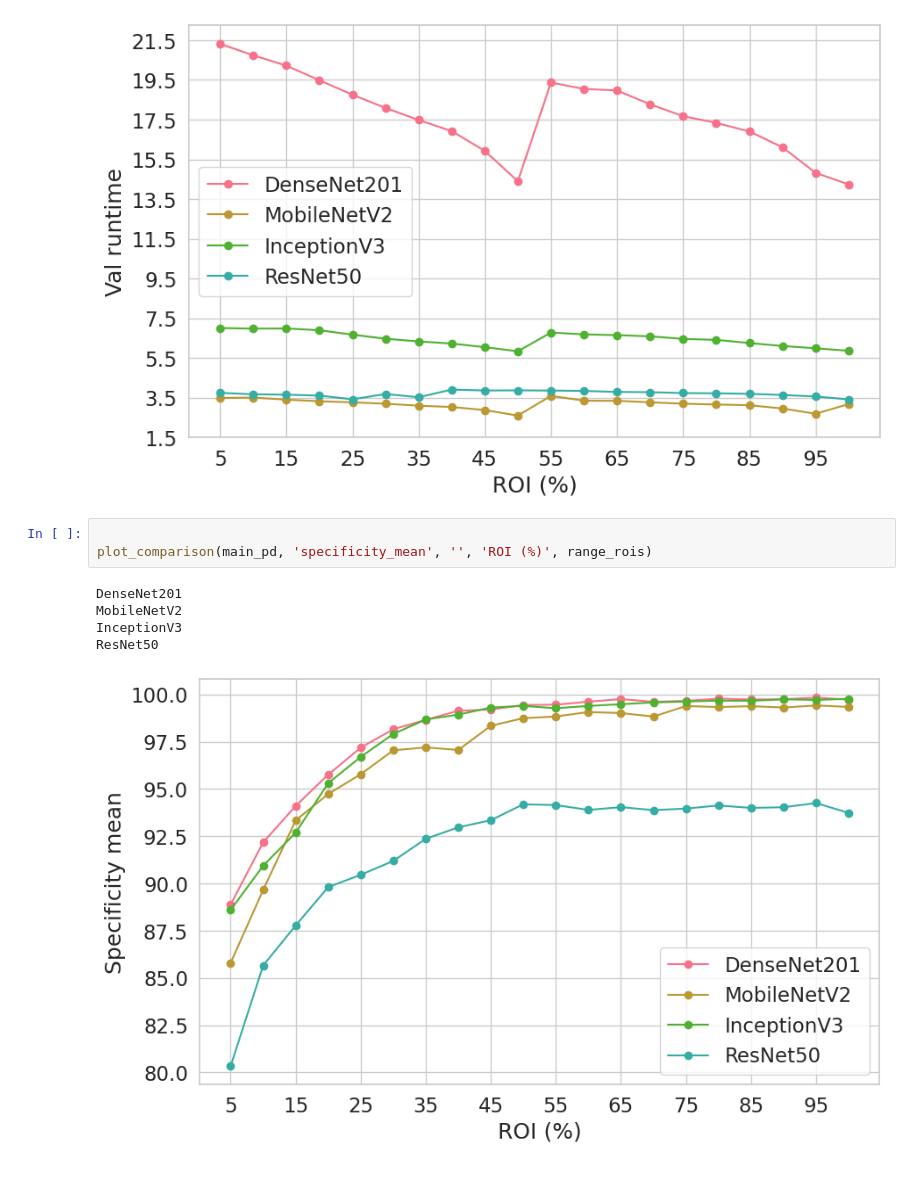
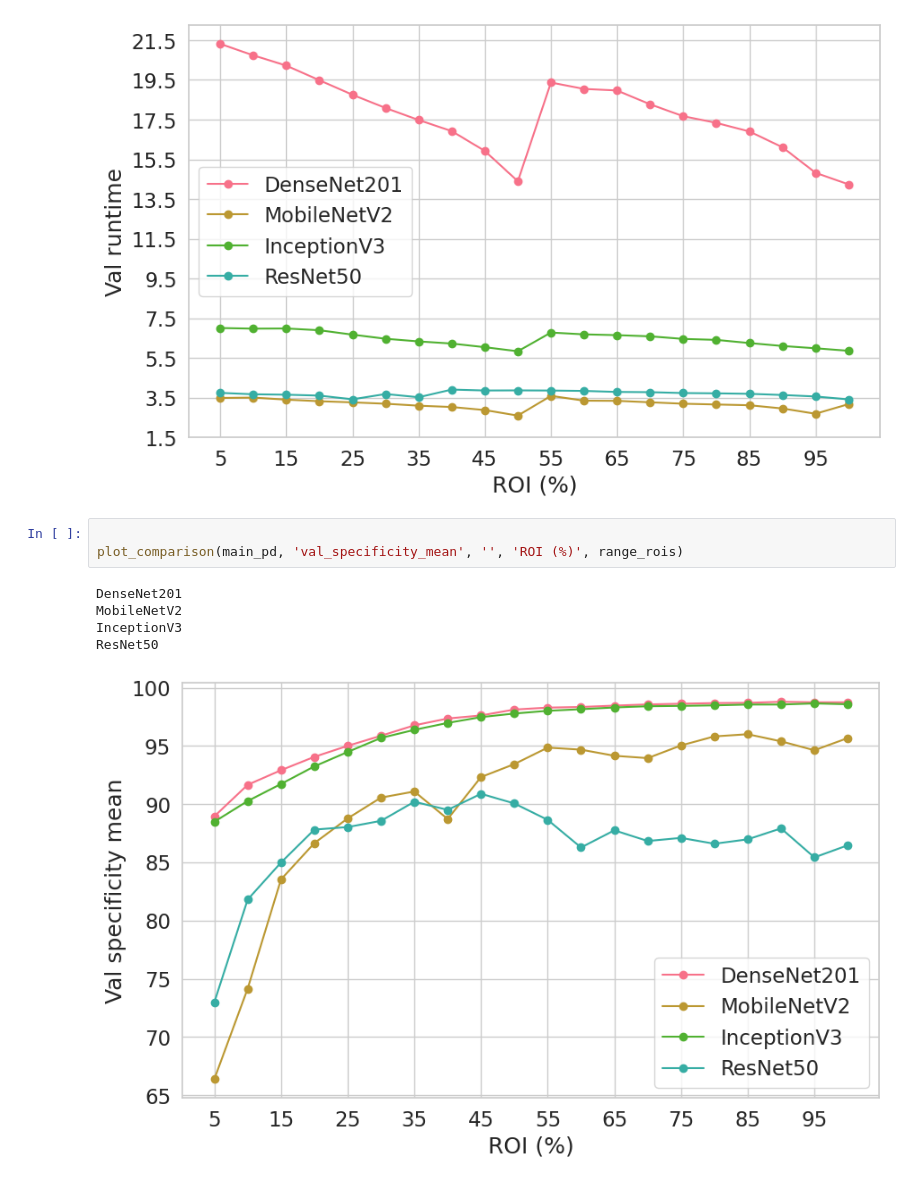
Before and after one commit to williancarddd/malaria-pibiti, a Jupyter notebook: 6_resultados/analitycs/by_train/plot.ipynb, the cells around one changed output. Saved outputs shown, nothing was run; the diff lists cells and outputs as text.

```diff
--- a/6_resultados/analitycs/by_train/plot.ipynb
+++ b/6_resultados/analitycs/by_train/plot.ipynb
@@ -142,11 +134,11 @@ ResNet50
 [figure]
 # %%
 
-plot_comparison(main_pd, 'specificity_mean', '', 'ROI (%)', range_rois)
+plot_comparison(main_pd, 'val_specificity_mean', '', 'ROI (%)', range_rois)
 # %% [output]
 DenseNet201
 MobileNetV2
 InceptionV3
 ResNet50
-[figure, old version]
+[figure, new version]
 # %%
```
Also changed, not shown: parts of 7 cells of this notebook, 23 other files.
